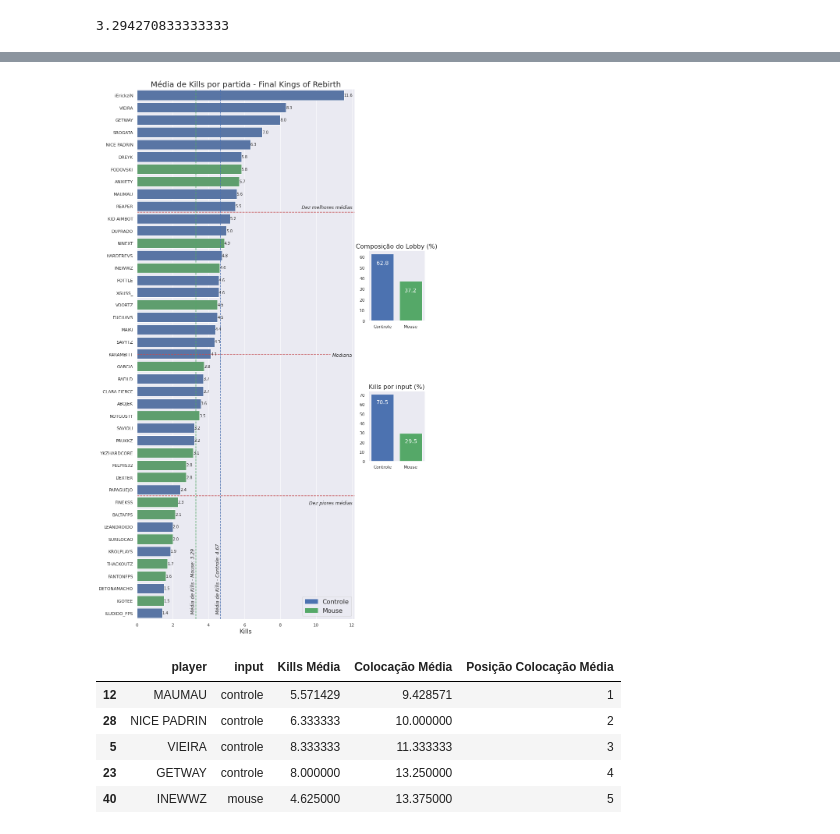
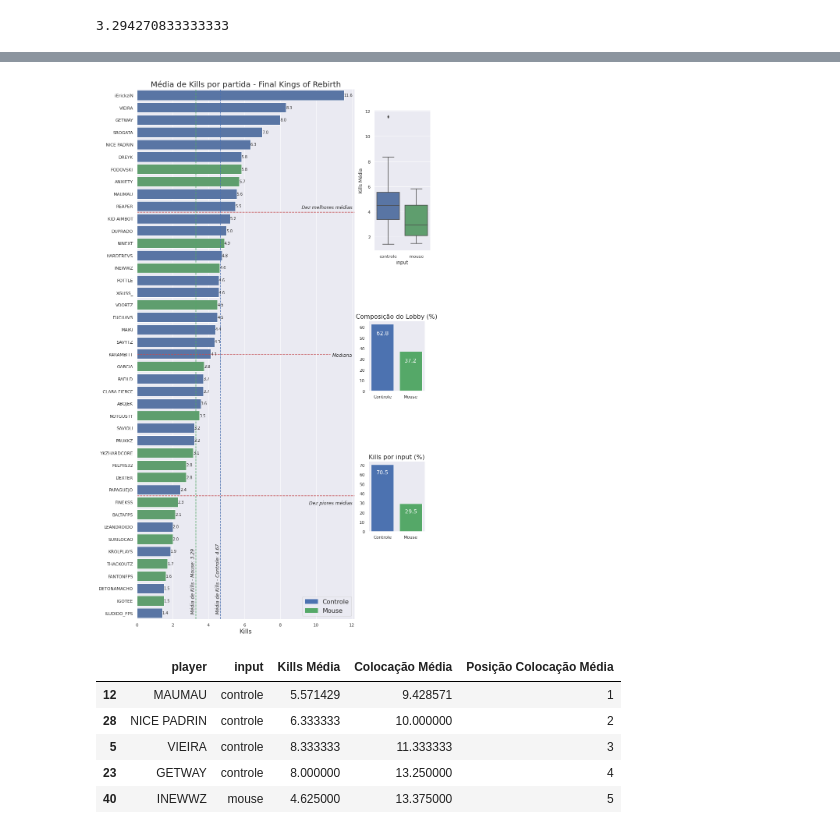
Before and after one commit to GodoyLucas/king_of_rebirth, a Jupyter notebook: Notebooks/King_of_Rebirth_Final.ipynb, the cells around one changed output, grey strips where cells are left out. Drawn from its saved outputs; the diff is of its cells as text; code cells hidden in the pictures.

```diff
--- a/Notebooks/King_of_Rebirth_Final.ipynb
+++ b/Notebooks/King_of_Rebirth_Final.ipynb
@@ -461,36 +482,39 @@ ax.text(9.6, 33.2, 'Dez piores médias', style='italic')
 media_kills_mouse = players.query('input == "mouse"')['Kills Média'].mean()-0.3
 media_kills_controle = players.query('input == "controle"')['Kills Média'].mean()-0.3
 
 ax.text(media_kills_mouse, 42, 'Média de Kills - Mouse: ' + str(media_kills_mouse.round(2)+0.3), style='italic', rotation=90)
 ax.text(media_kills_controle, 42, 'Média de Kills - Controle: ' + str(media_kills_controle.round(2)+0.3), style='italic', rotation=90)
 
 cores2 = ['b' if i == 'controle' else 'g' for i in dist_freq_input.index]
 
-percentual_players = fig.add_axes([0.95, 0.55, 0.2, 0.1])
+percentual_players = fig.add_axes([0.95, 0.45, 0.2, 0.1])
 percentual_players.bar(dist_freq_input.index, dist_freq_input['Percentual de players (%)'], color=cores2, tick_label=['Controle', 'Mouse'])
 percentual_players.grid(False)
 percentual_players.set_title('Composição do Lobby (%)', fontsize=16)
 
 for i in percentual_players.patches:
   rotulo_dados = i.get_height().round(1)
   percentual_players.annotate(rotulo_dados,
                 (i.get_x() + i.get_width() / 2, i.get_height()-10),
                 ha='center', fontsize = 14, color='white')
 
-percentual_kills = fig.add_axes([0.95, 0.35, 0.2, 0.1])
+percentual_kills = fig.add_axes([0.95, 0.25, 0.2, 0.1])
 percentual_kills.bar(dist_freq_input.index, dist_freq_input['Percentual de kills (%)'], color=cores2, tick_label=['Controle', 'Mouse'])
 percentual_kills.grid(False)
 percentual_kills.set_title('Kills por input (%)', fontsize=16)
 
 for i in percentual_kills.patches:
   rotulo_dados = i.get_height().round(1)
   percentual_kills.annotate(rotulo_dados,
                 (i.get_x() + i.get_width() / 2, i.get_height()-10),
                 ha='center', fontsize = 14, color='white')
 
+boxplot_kills = fig.add_axes([0.97, 0.65, 0.2, 0.2])
+sns.boxplot(data=players, x='input', y='Kills Média', palette=['b', 'g'])
+
 plt.show(plot)
 # %% [output]
-[figure, old version]
+[figure, new version]
 # %%
 players_colocacao_media_crescente = players.sort_values('Colocação Média', ascending = True)
 players_colocacao_media_crescente['Posição Colocação Média'] = range(1, len(players) + 1)
```
Also changed, not shown: parts of 6 cells of this notebook.
